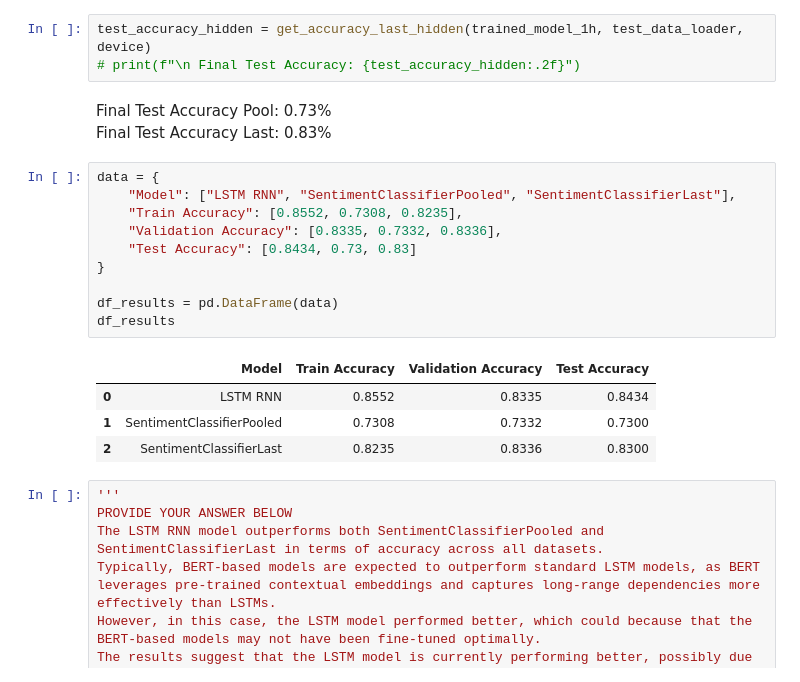
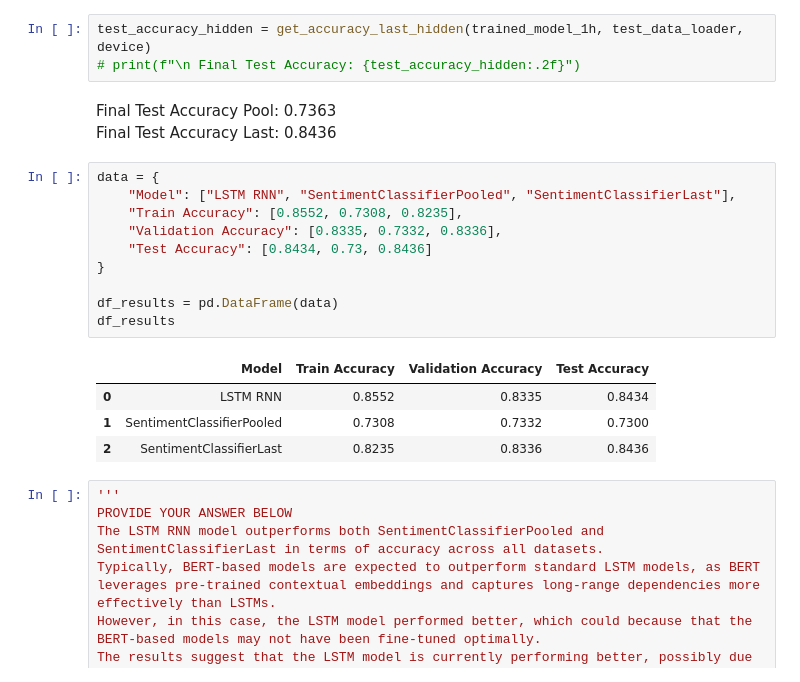
Before and after one commit to Fulankeee/MIE1517-Project-4, a Jupyter notebook: A4.ipynb, the cells around one changed output. Drawn from its saved outputs; the diff is of its cells as text.

```diff
--- a/A4.ipynb
+++ b/A4.ipynb
@@ -3319,23 +3398,23 @@ test_accuracy_pool = get_accuracy_pooled_output(trained_model_1p, test_data_load
 test_accuracy_hidden = get_accuracy_last_hidden(trained_model_1h, test_data_loader, device)
 # print(f"\n Final Test Accuracy: {test_accuracy_hidden:.2f}")
 # %% [markdown]
-Final Test Accuracy Pool: 0.73%
-Final Test Accuracy Last: 0.83%
+Final Test Accuracy Pool: 0.7363
+Final Test Accuracy Last: 0.8436
 # %%
 data = {
     "Model": ["LSTM RNN", "SentimentClassifierPooled", "SentimentClassifierLast"],
     "Train Accuracy": [0.8552, 0.7308, 0.8235],
     "Validation Accuracy": [0.8335, 0.7332, 0.8336],
-    "Test Accuracy": [0.8434, 0.73, 0.83]
+    "Test Accuracy": [0.8434, 0.73, 0.8436]
 }
 
 df_results = pd.DataFrame(data)
 df_results
 # %% [output]
 |  | Model | Train Accuracy | Validation Accuracy | Test Accuracy |
 | 0 | LSTM RNN | 0.8552 | 0.8335 | 0.8434 |
 | 1 | SentimentClassifierPooled | 0.7308 | 0.7332 | 0.7300 |
-| 2 | SentimentClassifierLast | 0.8235 | 0.8336 | 0.8300 |
+| 2 | SentimentClassifierLast | 0.8235 | 0.8336 | 0.8436 |
 # %%
 '''
 PROVIDE YOUR ANSWER BELOW
```
Also changed, not shown: parts of 5 cells of this notebook.
